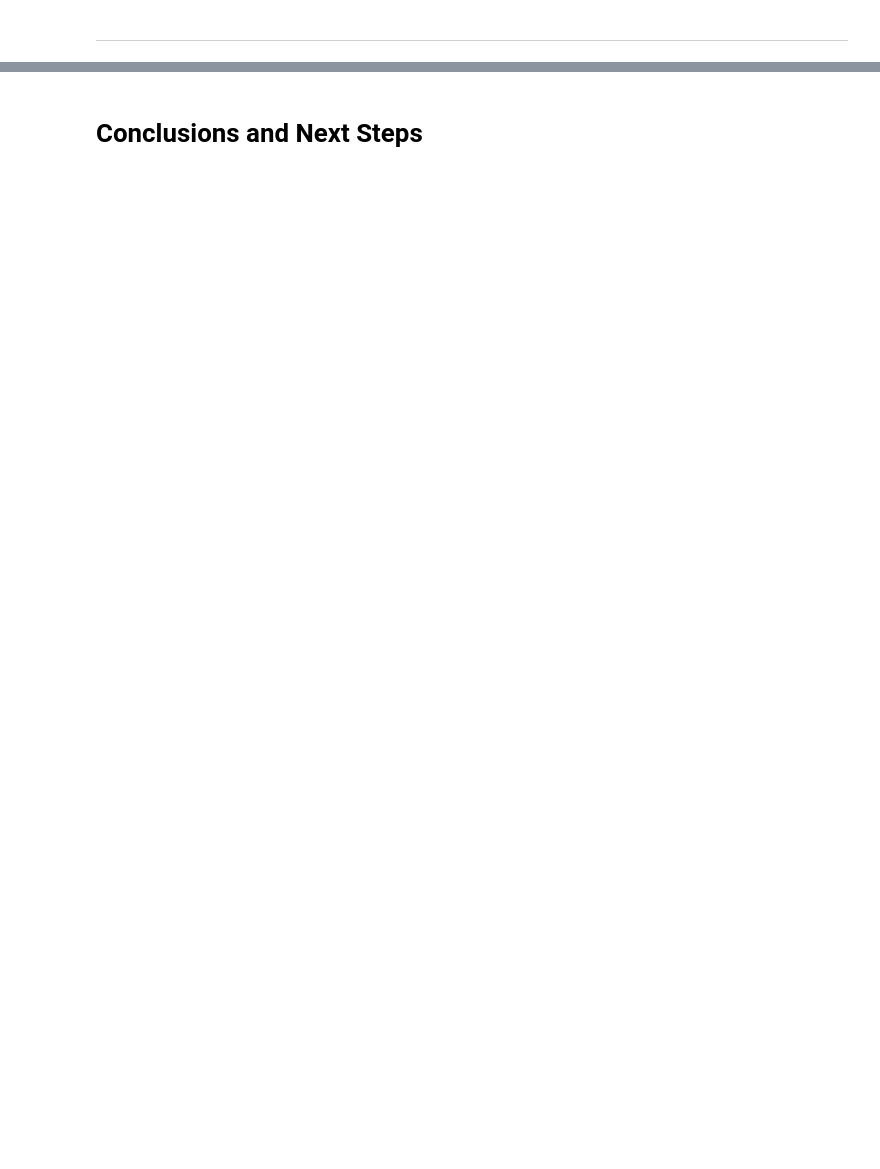
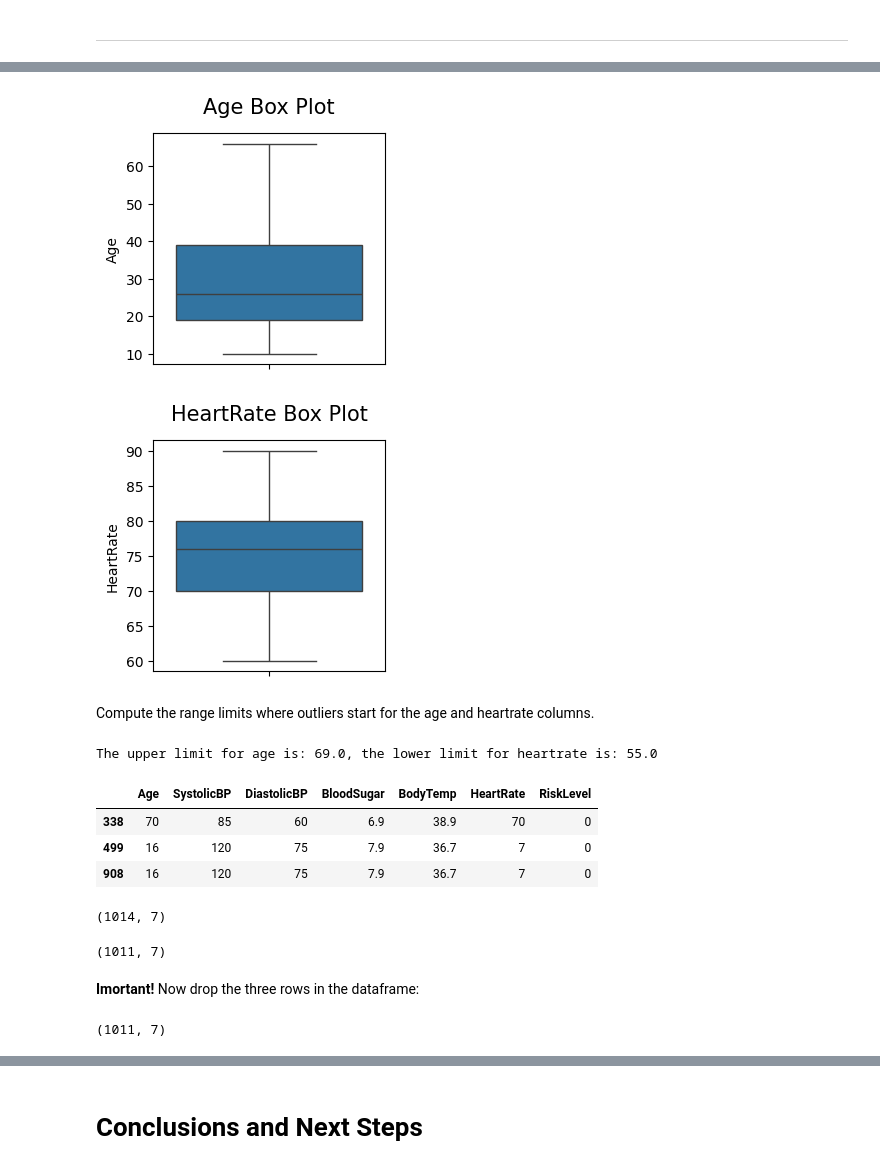
Before and after one commit to theresaabl/ML-maternal-health-risk, a Jupyter notebook: jupyter_notebooks/04-DataCleaning.ipynb, the cells around one changed output, grey strips where cells are left out. Saved outputs shown, nothing was run; the diff lists cells and outputs as text; code cells hidden in the pictures; blank space fills up the shorter version.

Commit message:
Add outliers and correlation and pps study to data cleaning notebook

```diff
--- a/jupyter_notebooks/04-DataCleaning.ipynb
+++ b/jupyter_notebooks/04-DataCleaning.ipynb
@@ -118,0 +123,39 @@ We look at a quick statistical summary of the dataset to check the averages and
+# %%
+for var in df.filter(["Age", "HeartRate"]):
+    plt.figure(figsize=(3,3))
+    sns.boxplot(data=df[var])
+    plt.title(f"{var} Box Plot", fontsize=15, y=1.05)
+    plt.show()
+# %% [output]
+[figure, added]
+[figure, added]
+# %% [markdown]
+Compute the range limits where outliers start for the age and heartrate columns.
+# %%
+IQR_age = df["Age"].quantile(q=0.75) - df["Age"].quantile(q=0.25)
+outlier_age = df["Age"].quantile(q=0.75) + 1.5 * IQR_age
+
+IQR_hr = df["HeartRate"].quantile(q=0.75) - df["HeartRate"].quantile(q=0.25)
+outlier_hr = df["HeartRate"].quantile(q=0.25) - 1.5 * IQR_hr
+
+print(f"The upper limit for age is: {outlier_age}, the lower limit for heartrate is: {outlier_hr}")
+# %% [output]
+The upper limit for age is: 69.0, the lower limit for heartrate is: 55.0
+# %%
+df.query(f"Age >= {outlier_age} | HeartRate < {outlier_hr}")
+# %% [output]
+|  | Age | SystolicBP | DiastolicBP | BloodSugar | BodyTemp | HeartRate | RiskLevel |
+| 338 | 70 | 85 | 60 | 6.9 | 38.9 | 70 | 0 |
+| 499 | 16 | 120 | 75 | 7.9 | 36.7 | 7 | 0 |
+| 908 | 16 | 120 | 75 | 7.9 | 36.7 | 7 | 0 |
+# %%
+indices_to_drop = df.query(f"Age >= {outlier_age} | HeartRate < {outlier_hr}").index.to_list()
+df.shape
+# %% [output]
+(1014, 7)
+# %%
+df.drop(indices_to_drop).shape
+# %% [output]
+(1011, 7)
+# %% [markdown]
+**Imortant!** Now drop the three rows in the dataframe:
@@ -119,2 +164,4 @@ We look at a quick statistical summary of the dataset to check the averages and
 # %%
-df.describe()
+df.shape
+# %% [output]
+(1011, 7)
```
Also changed, not shown: parts of 25 cells of this notebook, 1 other file.
